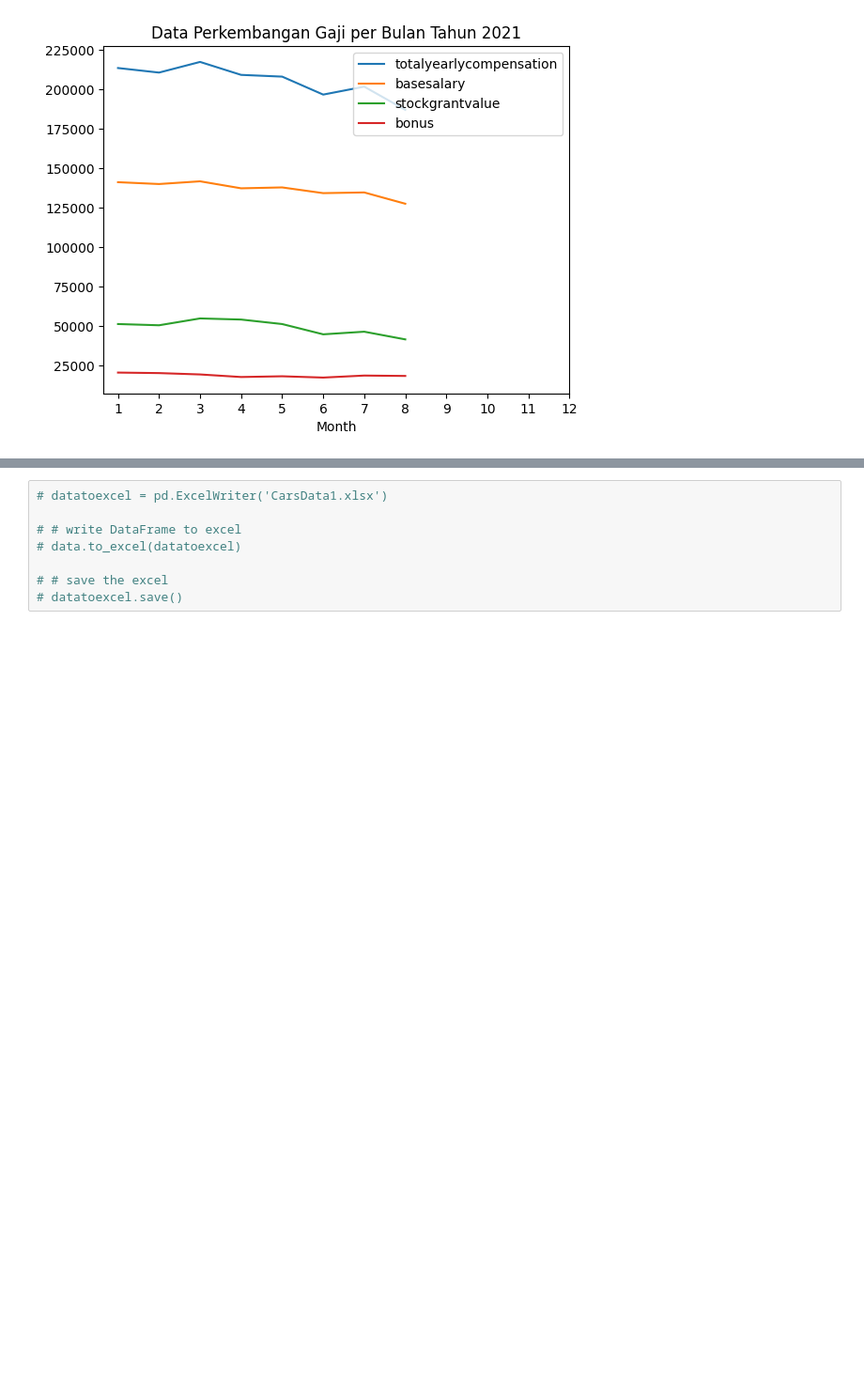
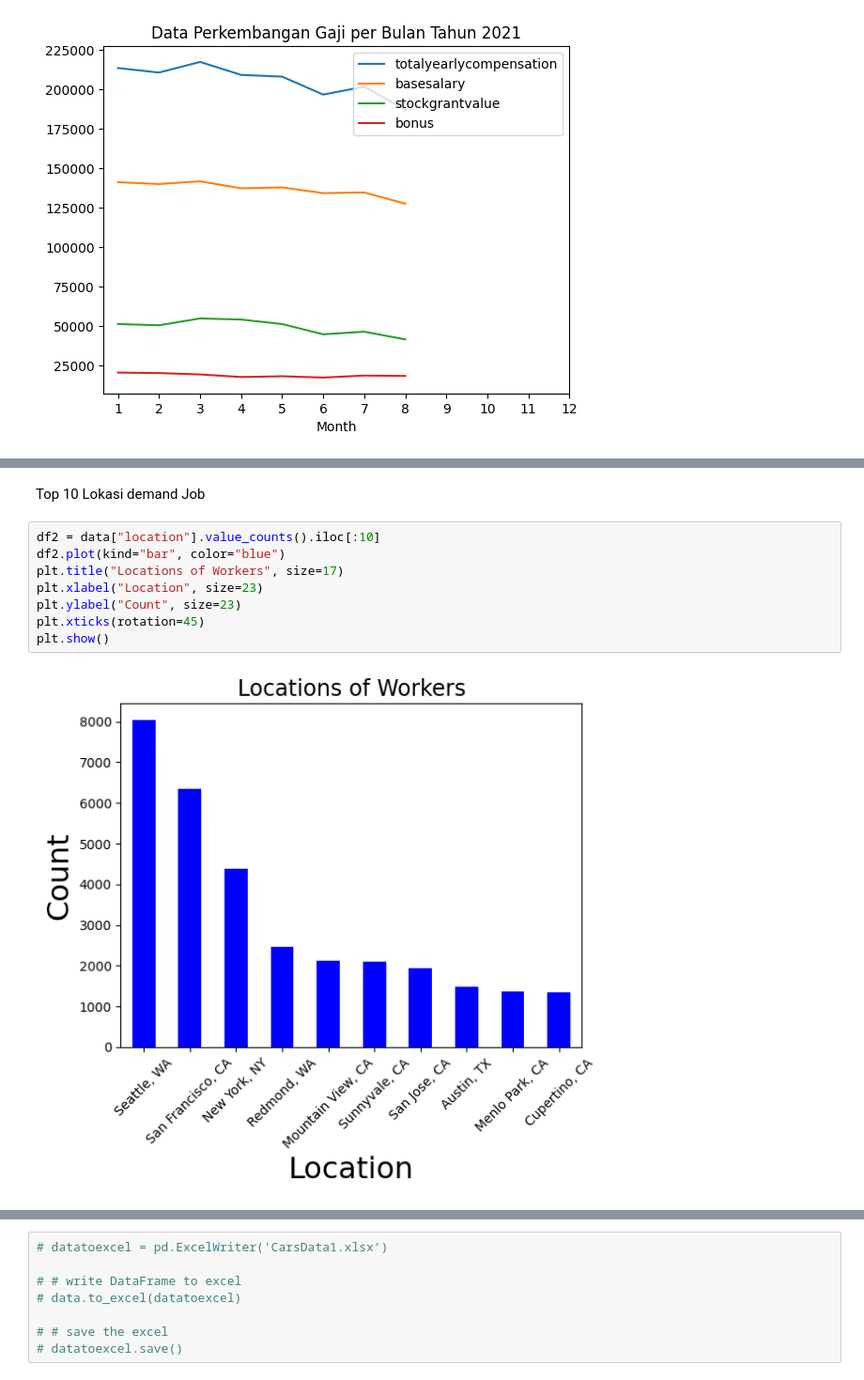
Before and after one commit to fairuzald/andat-Tubes2, a Jupyter notebook: main.ipynb, the cells around one changed output, grey strips where cells are left out. Shown at 94% size. Cells and saved outputs as stored; diff of their text form; blank space fills up the shorter version.

```diff
--- a/main.ipynb
+++ b/main.ipynb
@@ -680,0 +727,12 @@ plt.show()
+# %% [markdown]
+Top 10 Lokasi demand Job
+# %%
+df2 = data["location"].value_counts().iloc[:10]
+df2.plot(kind="bar", color="blue")
+plt.title("Locations of Workers", size=17)
+plt.xlabel("Location", size=23)
+plt.ylabel("Count", size=23)
+plt.xticks(rotation=45)
+plt.show()
+# %% [output]
+[figure, added]
```
Also changed, not shown: parts of 27 cells of this notebook.
